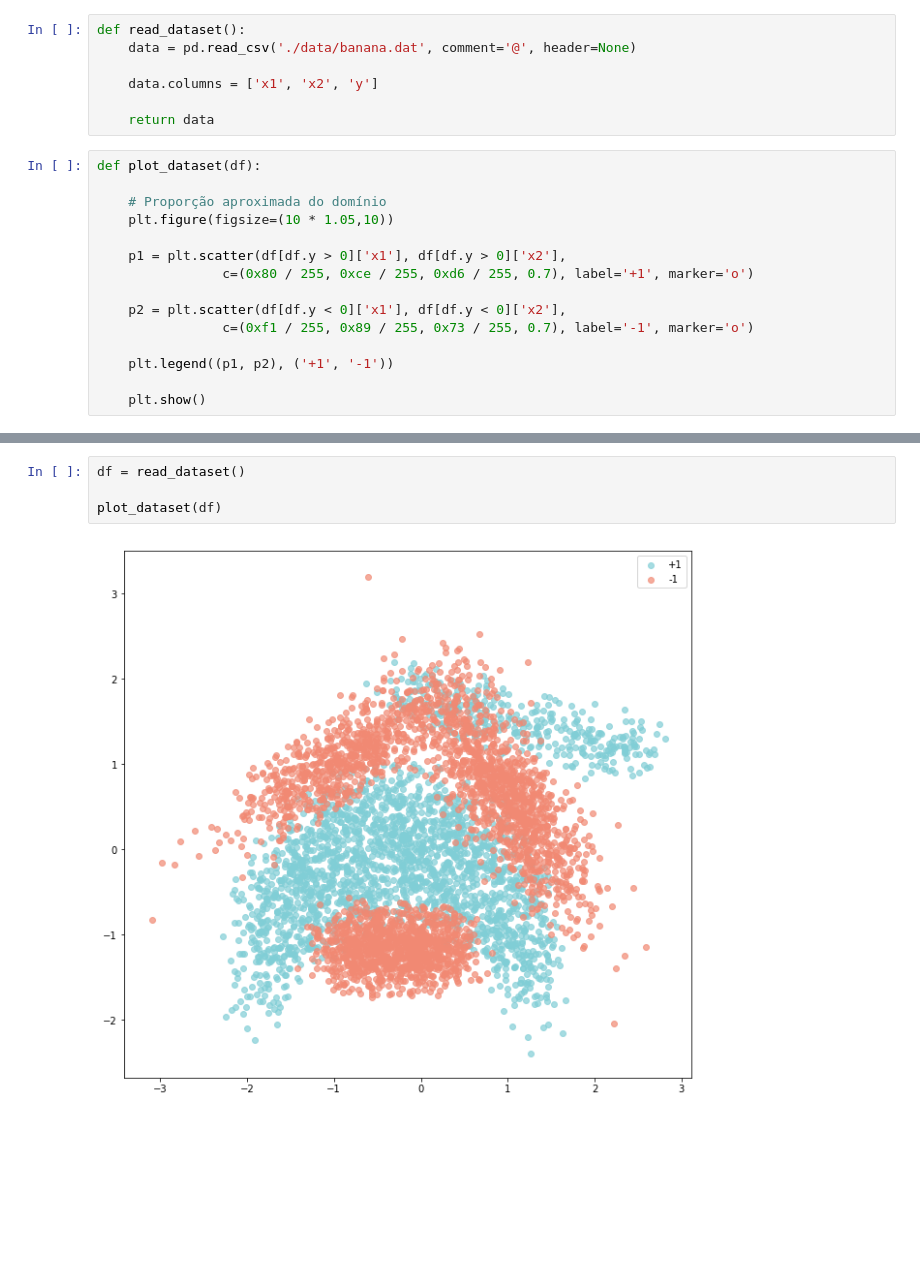
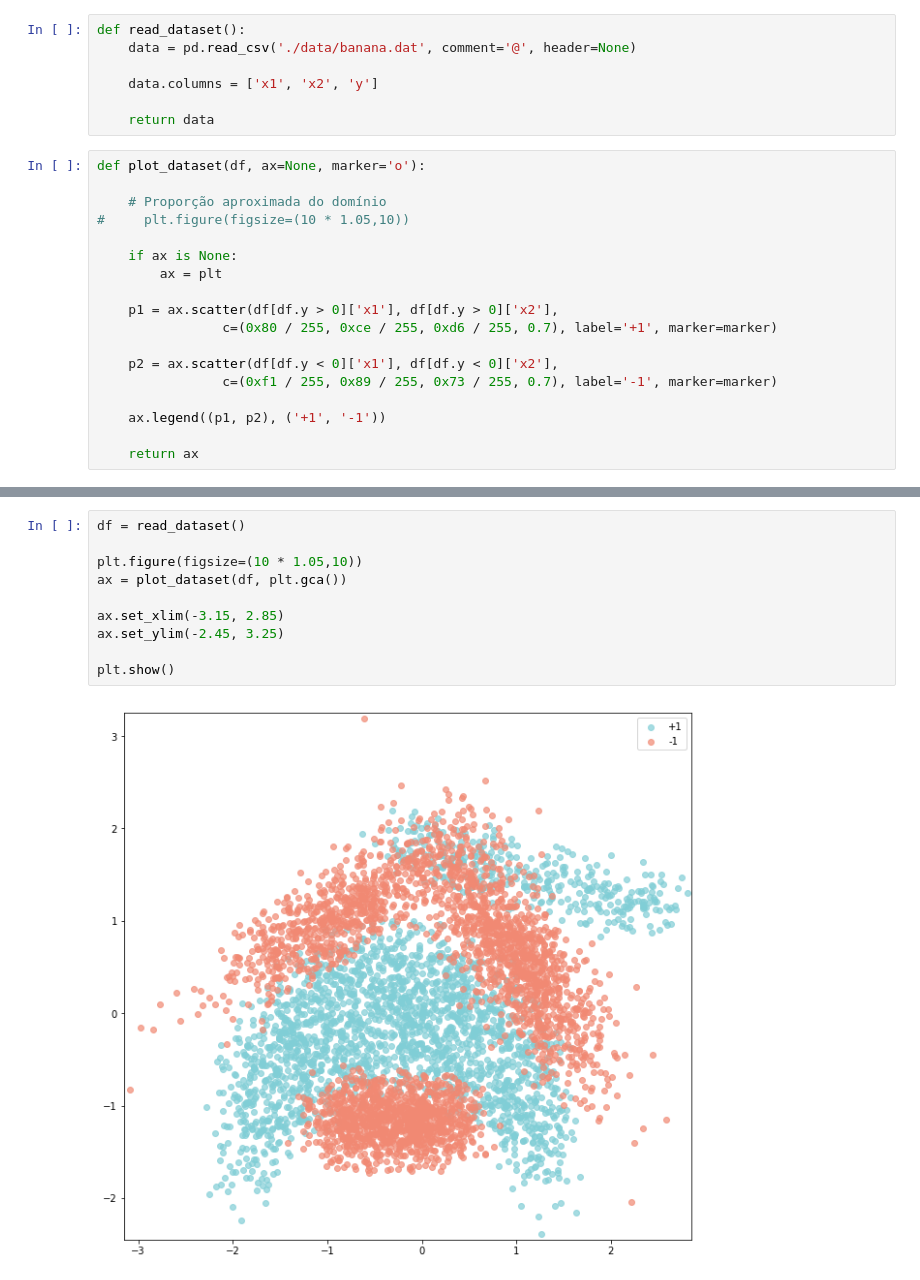
Before and after one commit to honoriocassiano/int_comp2, a Jupyter notebook: trabalhos/trabalho3/svm.ipynb, the cells around one changed output, grey strips where cells are left out. Cells and saved outputs as stored; diff of their text form; blank space fills up the shorter version.

```diff
--- a/trabalhos/trabalho3/svm.ipynb
+++ b/trabalhos/trabalho3/svm.ipynb
@@ -13,20 +15,23 @@ def read_dataset():
 
     return data
 # %%
-def plot_dataset(df):
+def plot_dataset(df, ax=None, marker='o'):
 
     # Proporção aproximada do domínio
-    plt.figure(figsize=(10 * 1.05,10))
+#     plt.figure(figsize=(10 * 1.05,10))
 
-    p1 = plt.scatter(df[df.y > 0]['x1'], df[df.y > 0]['x2'],
-                c=(0x80 / 255, 0xce / 255, 0xd6 / 255, 0.7), label='+1', marker='o')
+    if ax is None:
+        ax = plt
 
-    p2 = plt.scatter(df[df.y < 0]['x1'], df[df.y < 0]['x2'],
-                c=(0xf1 / 255, 0x89 / 255, 0x73 / 255, 0.7), label='-1', marker='o')
+    p1 = ax.scatter(df[df.y > 0]['x1'], df[df.y > 0]['x2'],
+                c=(0x80 / 255, 0xce / 255, 0xd6 / 255, 0.7), label='+1', marker=marker)
 
-    plt.legend((p1, p2), ('+1', '-1'))
+    p2 = ax.scatter(df[df.y < 0]['x1'], df[df.y < 0]['x2'],
+                c=(0xf1 / 255, 0x89 / 255, 0x73 / 255, 0.7), label='-1', marker=marker)
 
-    plt.show()
+    ax.legend((p1, p2), ('+1', '-1'))
+
+    return ax
 # %%
 def train_svm(df, kernel, k, **args):
     m = svm.SVC(kernel=kernel, **args)
@@ -64,7 +78,13 @@ def run_svm_test(df):
-# %%
-df = read_dataset()
-
-plot_dataset(df)
-# %% [output]
-[figure, removed]
+# %%
+df = read_dataset()
+
+plt.figure(figsize=(10 * 1.05,10))
+ax = plot_dataset(df, plt.gca())
+
+ax.set_xlim(-3.15, 2.85)
+ax.set_ylim(-2.45, 3.25)
+
+plt.show()
+# %% [output]
+[figure, added]
 # %%
```
Also changed, not shown: parts of 8 cells of this notebook.
